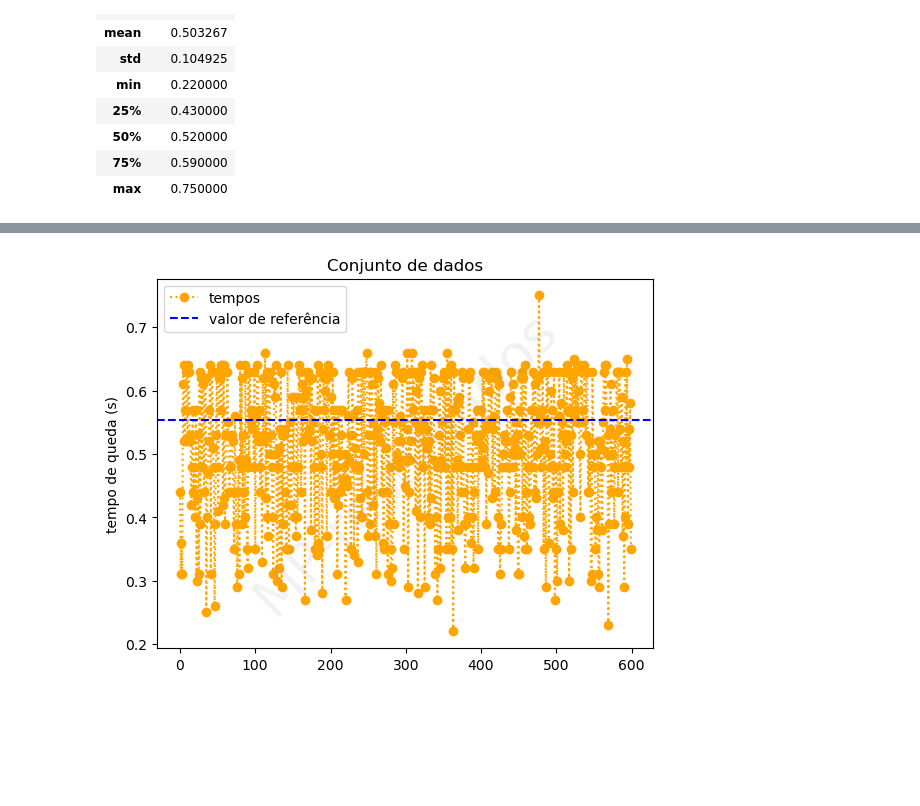
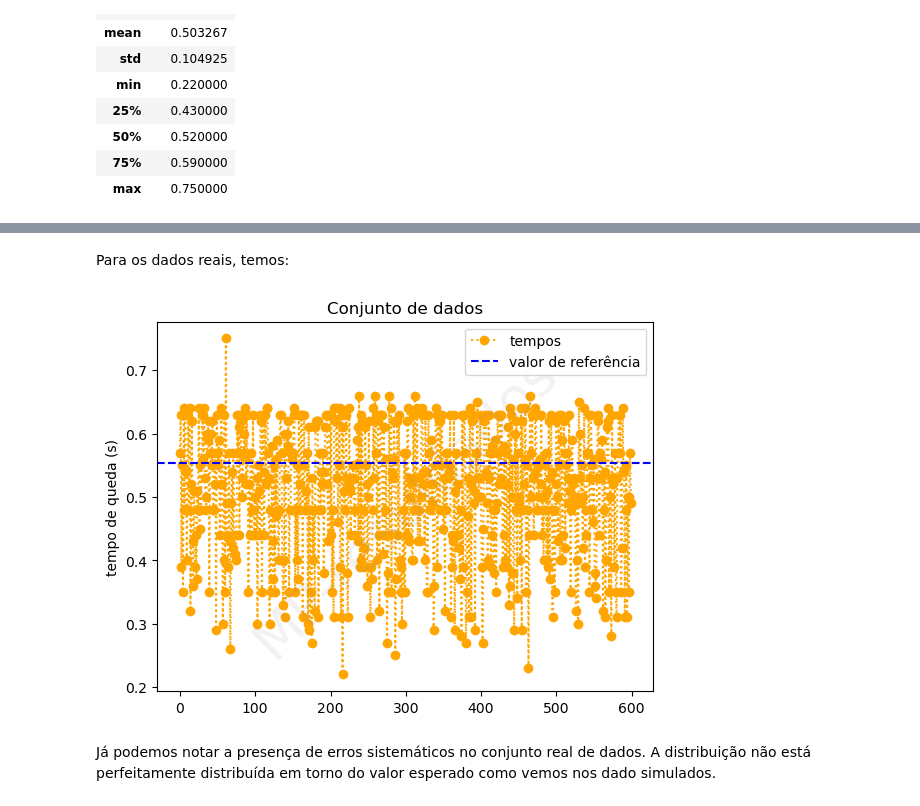
Before and after one commit to mp-resuldados/queda-livre, a Jupyter notebook: calculos_2.ipynb, the cells around one changed output, grey strips where cells are left out. Saved outputs shown, nothing was run; the diff lists cells and outputs as text; code cells hidden in the pictures; blank space fills up the shorter version.

```diff
--- a/calculos_2.ipynb
+++ b/calculos_2.ipynb
@@ -68,6 +88,9 @@ desvio_padrao
 # %%
-def medidas(N_conj, N_medidas, h, desvio_padrao):
-    t = (2*h/9.787899) **(0.5)
+def medidas(N_medidas, h, desvio_padrao):
+
+    t = (2*h/9.787899) **(0.5) # cálculo do valor esperado para a altura dada
+
+    N_conj = 10 # número de subconjuntos
 
     medidas = pd.Series([gauss(t,desvio_padrao) for i in range(N_medidas)])
 
@@ -146,2 +137,3 @@ def plot_dados(m1,h):
 # %%
-m1, e1 = medidas(10, 100, 1.5, 0.1)
+m1, e1 = medidas(600, 1.5, desvio_padrao)
+m1
@@ -154,5 +200,10 @@ plot_dados(m1, 1.5)
+# %% [markdown]
+Para os dados reais, temos:
 # %%
-figura0 = plot_dados(mreal, 1.5)[0]
-figura0.savefig('dados.png')
+# salvando para o READ.ME
+figura0b = plot_dados(mreal, 1.5)[0]
+figura0b.savefig('dados_reais.png')
 # %% [output]
-[figure, old version]
+[figure, new version]
+# %% [markdown]
+Já podemos notar a presença de erros sistemáticos no conjunto real de dados. A distribuição não está perfeitamente distribuída em torno do valor esperado como vemos nos dado simulados.
```
Also changed, not shown: parts of 45 cells of this notebook.
